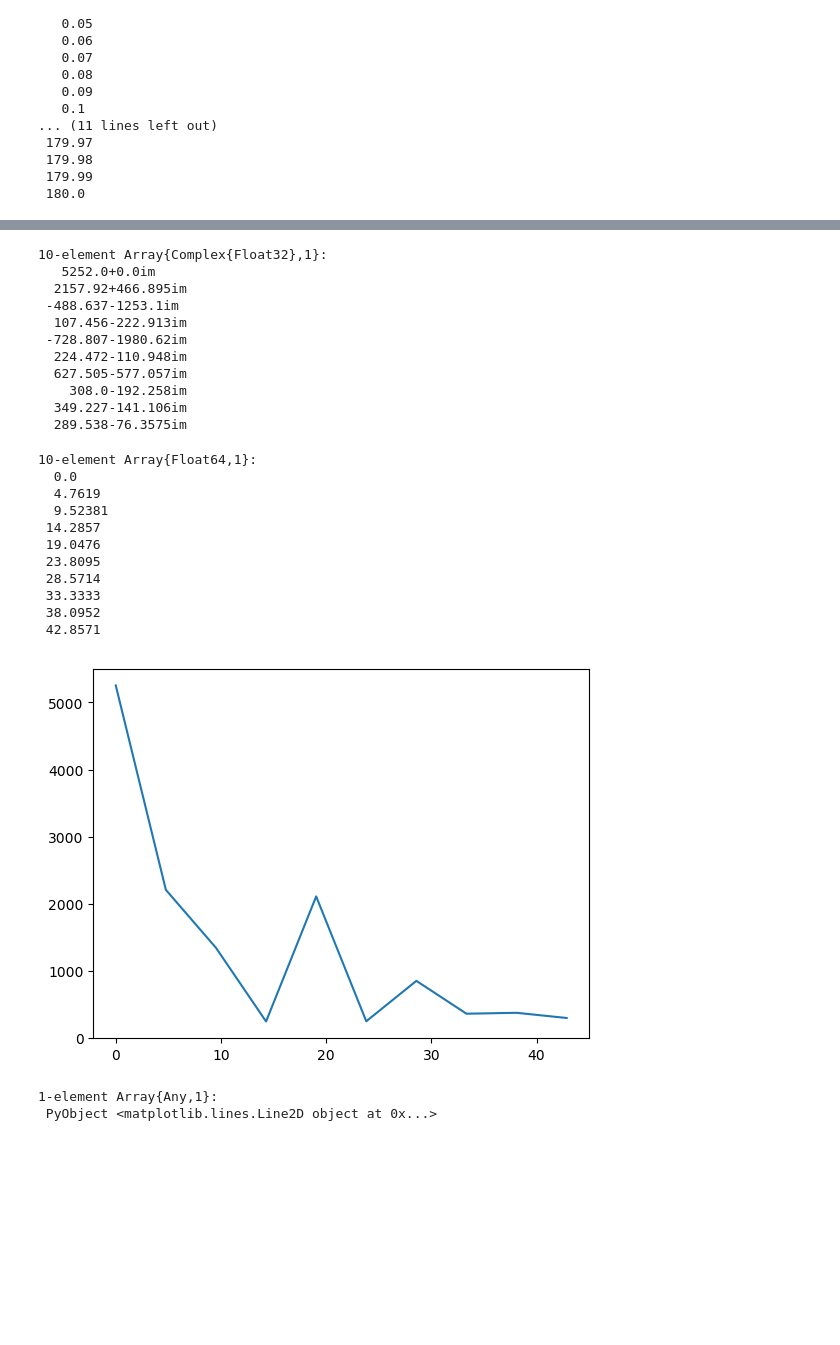
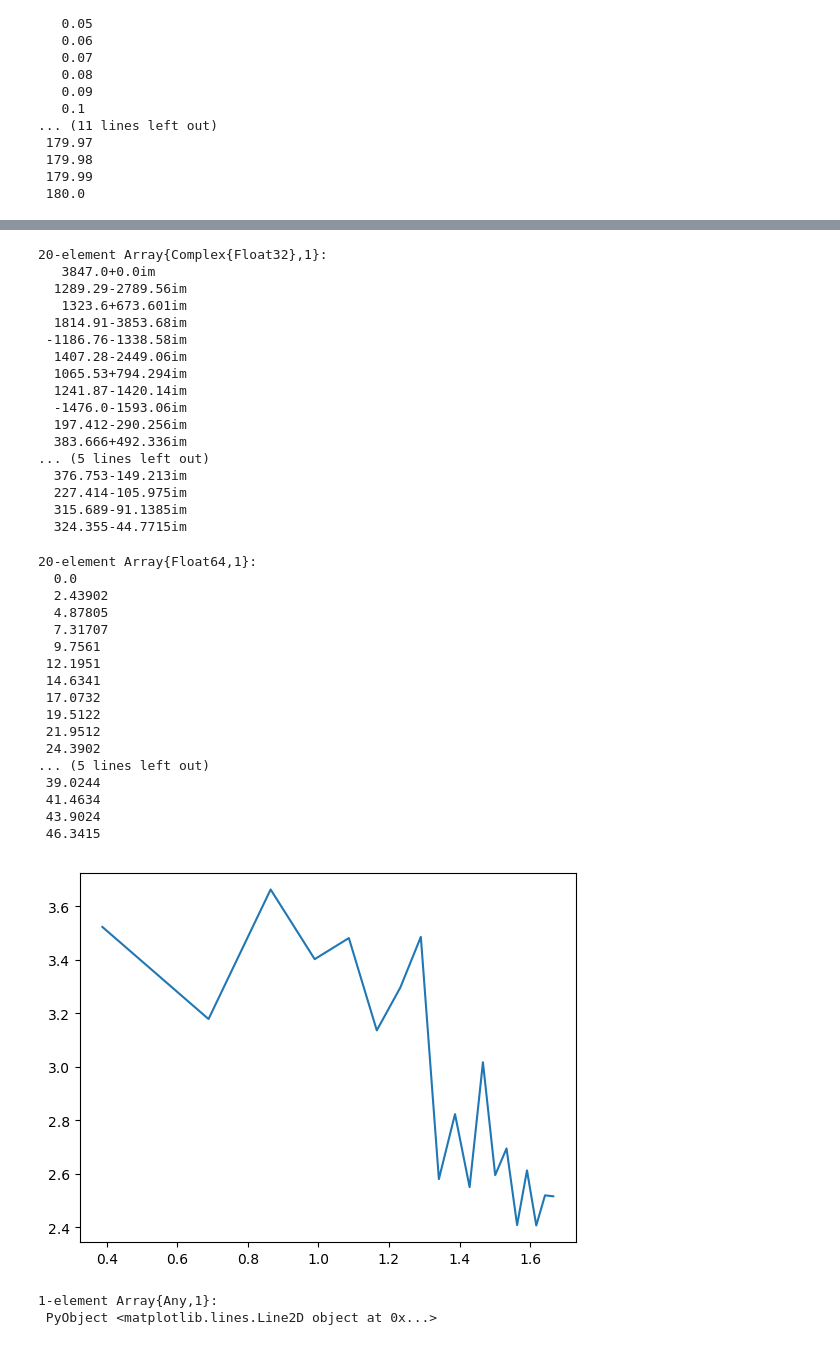
Before and after one commit to RadamesGutierrezZ/Verano, a Jupyter notebook: PrimerEvento.ipynb, the cells around one changed output, grey strips where cells are left out. Cells and saved outputs as stored; diff of their text form; code cells hidden in the pictures; blank space fills up the shorter version.

```diff
--- a/PrimerEvento.ipynb
+++ b/PrimerEvento.ipynb
@@ -511,5 +527,5 @@ ts13 = (collect(0:1:length(D1N)-1))*S1N.hdr.delta
  179.99
  180.0
 # %%
-ondaP2 = D1N[10:30]
+ondaP2 = D1N[10:50]
 # %% [output]
@@ -553,35 +569,47 @@ Ftra5 = fft(ondaP2)
 # %%
-ondaPN = Ftra5[1:10]
+ondaPN = Ftra5[1:20]
 # %% [output]
-10-element Array{Complex{Float32},1}:
-   5252.0+0.0im
-  2157.92+466.895im
- -488.637-1253.1im
-  107.456-222.913im
- -728.807-1980.62im
-  224.472-110.948im
-  627.505-577.057im
-    308.0-192.258im
-  349.227-141.106im
-  289.538-76.3575im
+20-element Array{Complex{Float32},1}:
+   3847.0+0.0im
+  1289.29-2789.56im
+   1323.6+673.601im
+  1814.91-3853.68im
+ -1186.76-1338.58im
+  1407.28-2449.06im
+  1065.53+794.294im
+  1241.87-1420.14im
+  -1476.0-1593.06im
+  197.412-290.256im
+  383.666+492.336im
+... (5 lines left out)
+  376.753-149.213im
+  227.414-105.975im
+  315.689-91.1385im
+  324.355-44.7715im
 # %%
-FxondaPN = collect(0:10-1)*(100/length(Ftra5))
+FxondaPN = collect(0:20-1)*(100/length(Ftra5))
 # %% [output]
-10-element Array{Float64,1}:
+20-element Array{Float64,1}:
   0.0
-  4.7619
-  9.52381
- 14.2857
- 19.0476
- 23.8095
- 28.5714
- 33.3333
- 38.0952
- 42.8571
+  2.43902
+  4.87805
+  7.31707
+  9.7561
+ 12.1951
+ 14.6341
+ 17.0732
+ 19.5122
+ 21.9512
+ 24.3902
+... (5 lines left out)
+ 39.0244
+ 41.4634
+ 43.9024
+ 46.3415
 # %%
-plot(FxondaPN,abs(ondaPN))
+plot(log10(FxondaPN),abs(log10(ondaPN)))
 # %% [output]
-[figure, old version]
+[figure, new version]
 1-element Array{Any,1}:
  PyObject <matplotlib.lines.Line2D object at 0x...>
 # %%
```
Also changed, not shown: parts of 33 cells of this notebook.
